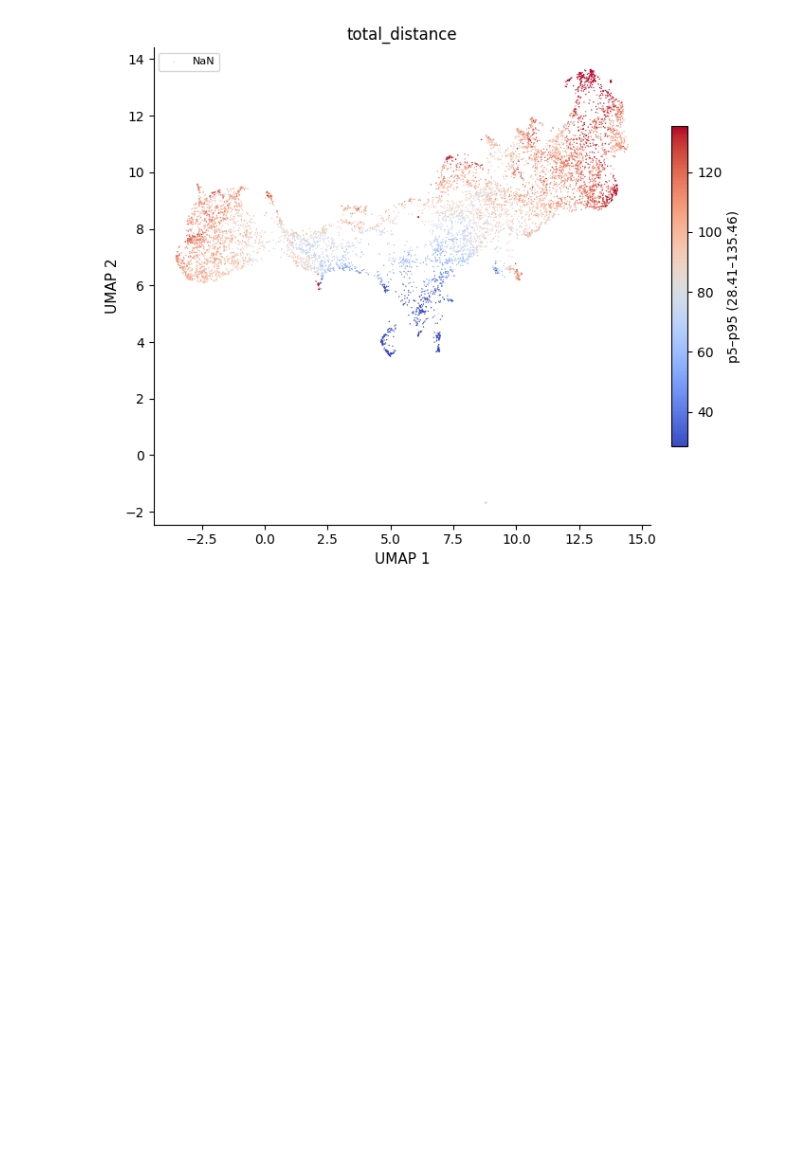
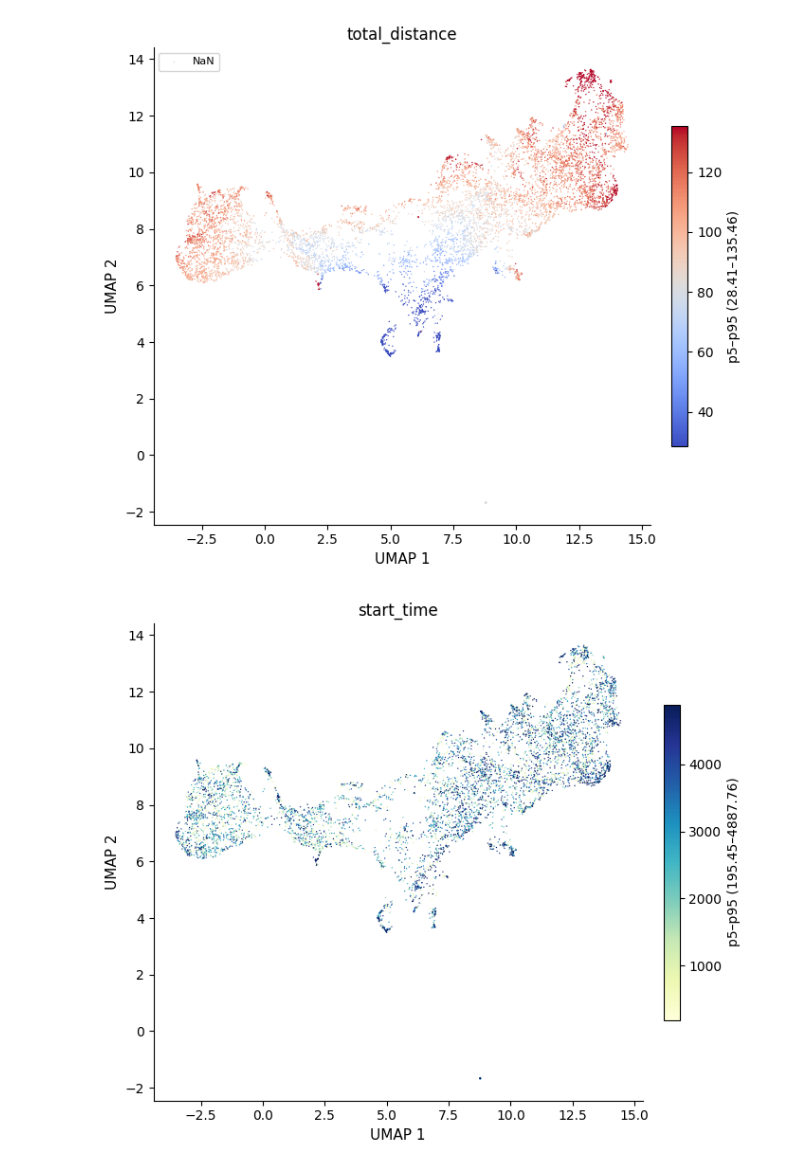
Before and after one commit to 1mattbecker/kinematics_analysis, a Jupyter notebook: code/umap.ipynb, the cells around one changed output. Drawn from its saved outputs; the diff is of its cells as text; code cells hidden in the pictures; blank space fills up the shorter version.

Commit message:
save umap

```diff
--- a/code/umap.ipynb
+++ b/code/umap.ipynb
@@ -307,3 +307,7 @@ plot_umap_colored(embedding_session, df_session, 'excursion_angle_deg', cmap='co
 plot_umap_colored(embedding_session, df_session, 'total_distance', cmap='coolwarm')
 # %% [output]
 [figure]
+# %%
+plot_umap_colored(embedding_session, df_session, 'start_time', cmap='YlGnBu',alpha=1)
+# %% [output]
+[figure, added]
```
Also changed, not shown: parts of 9 cells of this notebook.
